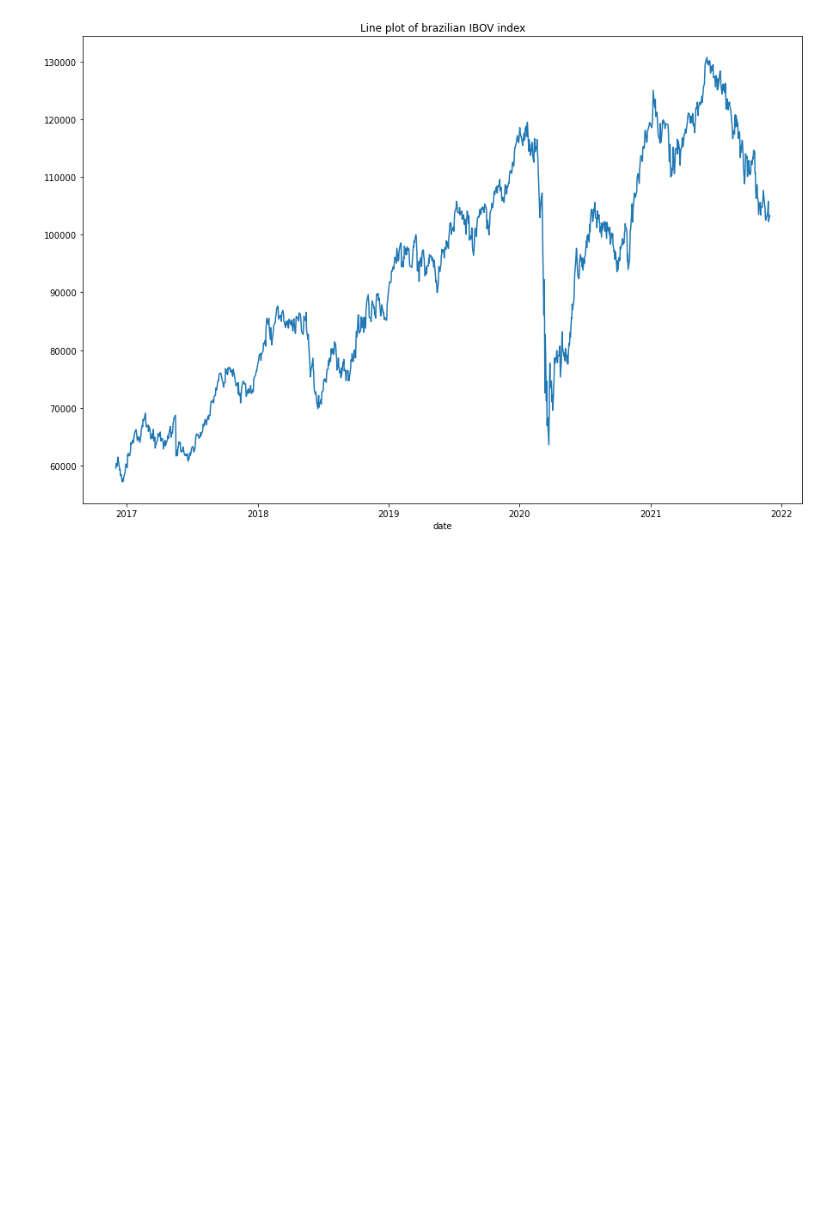
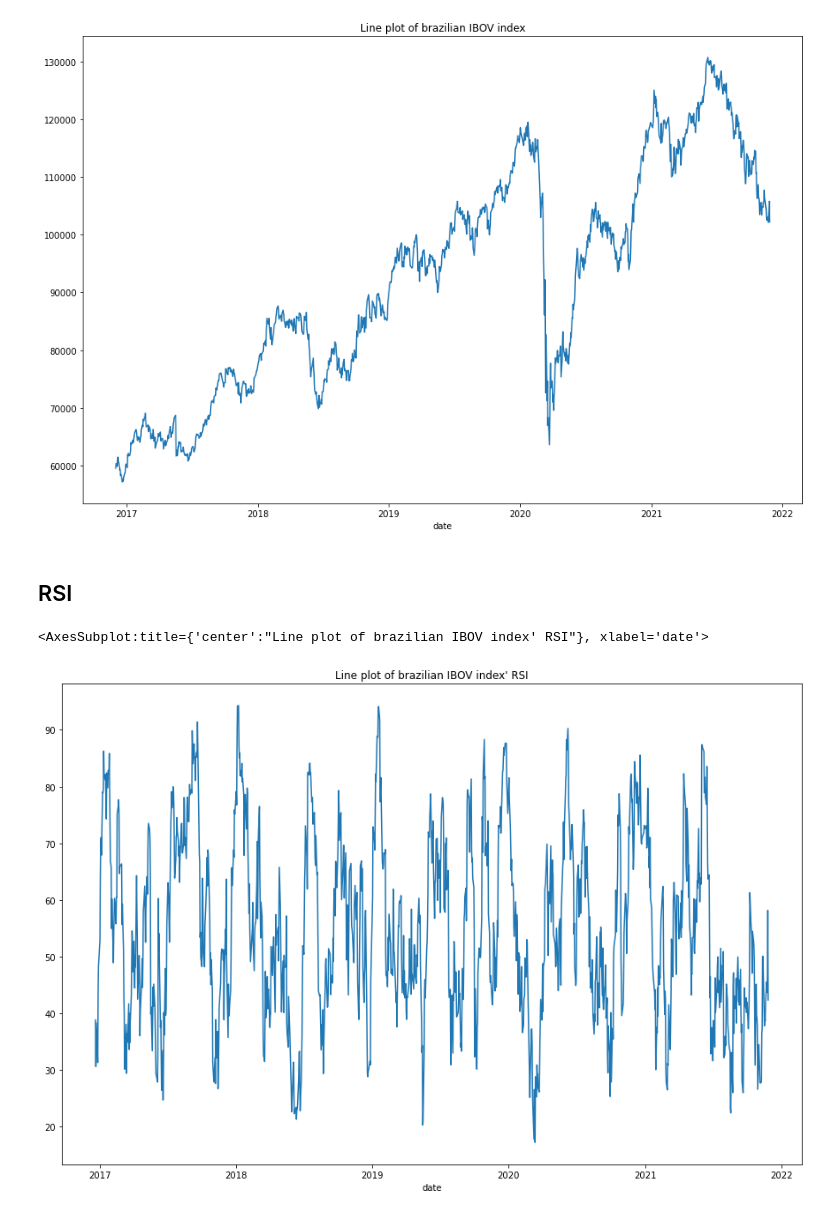
Before and after one commit to gabrieldapaz/ml-cin, a Jupyter notebook: database.ipynb, the cells around one changed output. Drawn from its saved outputs; the diff is of its cells as text; code cells hidden in the pictures; blank space fills up the shorter version.

```diff
--- a/database.ipynb
+++ b/database.ipynb
@@ -43,7 +23,7 @@ stock = Ticker(ticker)
 start='2016-12-01'
 end='2021-11-29'
 
-df = stock.history(start=start)
+df = stock.history(start=start, end = end)
 # %%
 df = df.xs(ticker)
 # %%
@@ -51,3 +31,18 @@ df.close.plot(kind="line", title = "Line plot of brazilian IBOV index", figsize=
 # %% [output]
 <AxesSubplot:title={'center':'Line plot of brazilian IBOV index'}, xlabel='date'>
 [figure]
+# %% [markdown]
+## RSI
+# %%
+delta = df["close"].diff()
+ups = delta.clip(lower=0) #positive variations
+down = -1*delta.clip(upper=0) #negative variations
+sma_up = ups.rolling(window=14).mean()
+sma_down = down.rolling(window=14).mean()
+rs = sma_up/sma_down
+df['rsi'] = 100 - (100/(1+rs))
+# %%
+df.rsi.plot(kind="line", title = "Line plot of brazilian IBOV index' RSI", figsize=(15, 10))
+# %% [output]
+<AxesSubplot:title={'center':"Line plot of brazilian IBOV index' RSI"}, xlabel='date'>
+[figure, added]
```
Also changed, not shown: parts of 31 cells of this notebook.
